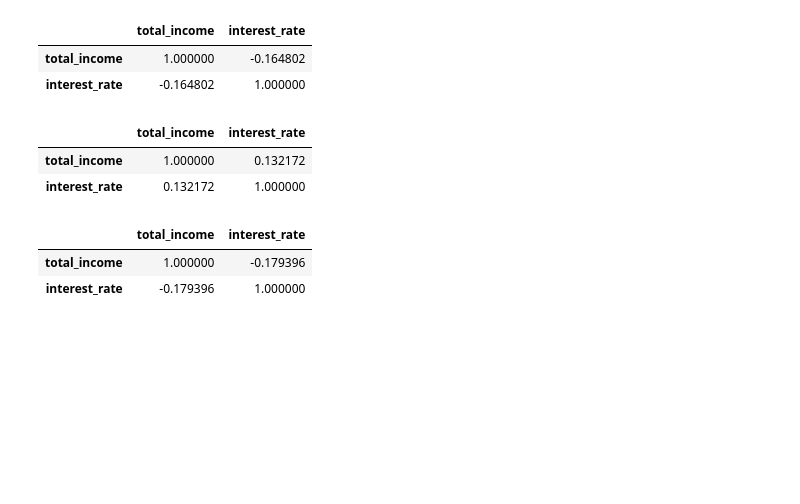
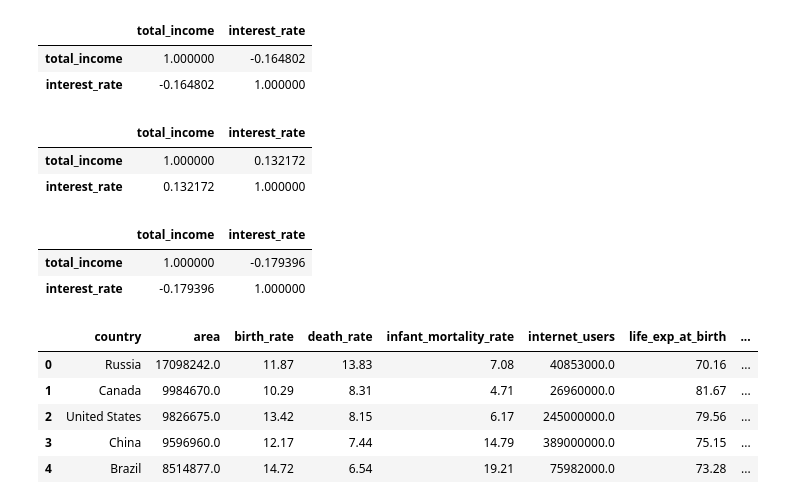
Before and after one commit to KevinShindel/OpenInto-Statistic, a Jupyter notebook: Chapter 1.ipynb, the cells around one changed output. Saved outputs shown, nothing was run; the diff lists cells and outputs as text; code cells hidden in the pictures; blank space fills up the shorter version.

```diff
--- a/Chapter 1.ipynb
+++ b/Chapter 1.ipynb
@@ -205,0 +212,9 @@ filtered_loan50[[feature, target]].corr()
+# %%
+internet_life.head(5)
+# %% [output]
+|  | country | area | birth_rate | death_rate | infant_mortality_rate | internet_users | life_exp_at_birth | ... |
+| 0 | Russia | 17098242.0 | 11.87 | 13.83 | 7.08 | 40853000.0 | 70.16 | ... |
+| 1 | Canada | 9984670.0 | 10.29 | 8.31 | 4.71 | 26960000.0 | 81.67 | ... |
+| 2 | United States | 9826675.0 | 13.42 | 8.15 | 6.17 | 245000000.0 | 79.56 | ... |
+| 3 | China | 9596960.0 | 12.17 | 7.44 | 14.79 | 389000000.0 | 75.15 | ... |
+| 4 | Brazil | 8514877.0 | 14.72 | 6.54 | 19.21 | 75982000.0 | 73.28 | ... |
```
Also changed, not shown: parts of 8 cells of this notebook, 1 other file.
